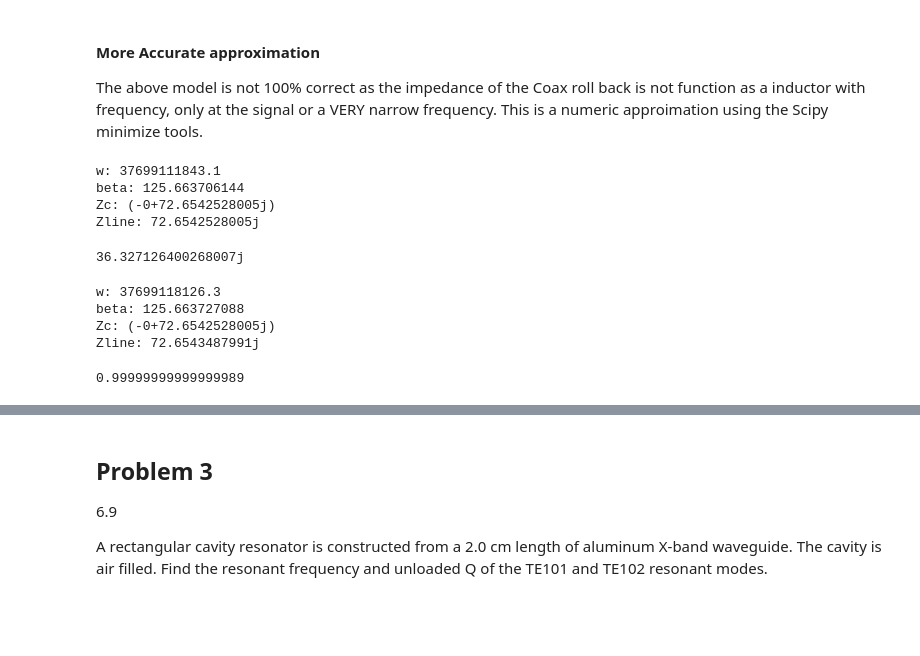
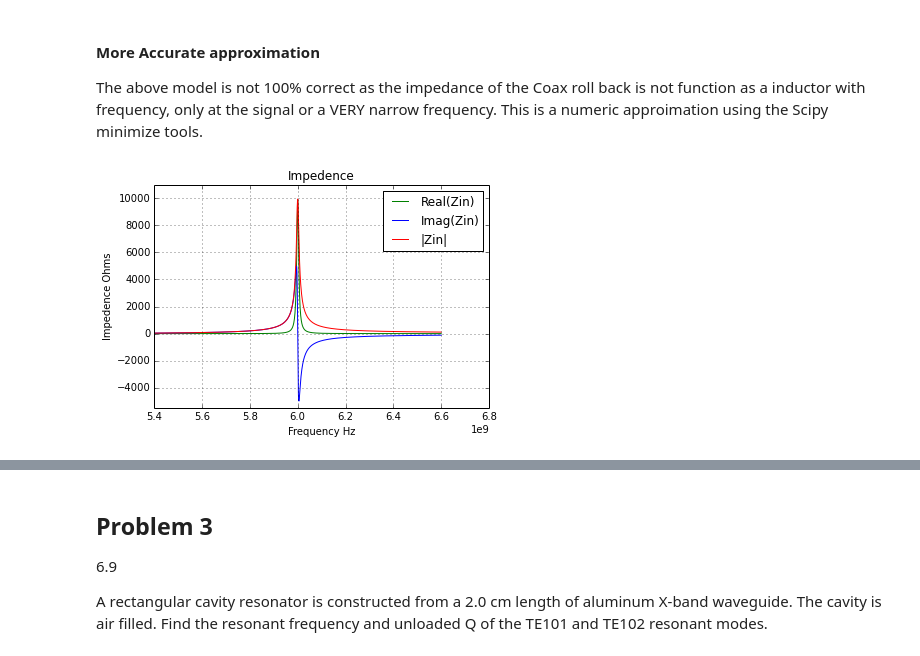
Before and after one commit to TheWylieStCoyote/EEE545_HomeWork, a Jupyter notebook: hw2/HW2.ipynb, the cells around one changed output, grey strips where cells are left out. Cells and saved outputs as stored; diff of their text form; code cells hidden in the pictures; blank space fills up the shorter version.

```diff
--- a/hw2/HW2.ipynb
+++ b/hw2/HW2.ipynb
@@ -208,6 +281,6 @@ beta = ( wo * np.sqrt(epsilonr*mur)) / Co
 # %%
 Zin = rollback(Zo,0.,l,beta)
 # %%
-Capacitor = 1./(wo*Zin.conj().imag)
+Capacitor = -1./(wo*Zin.conj().imag)
 Lo = Zin.imag/wo
 # %%
@@ -236,16 +307,0 @@ Z_res, Z_res_mag, Z_res_imag, gamma, gamma_mag = resonator_helper(100.,0.,l,C=Ca
-# %%
-Z_res(wo/(2*np.pi))
-# %% [output]
-w: 37699111843.1
-beta: 125.663706144
-Zc: (-0+72.6542528005j)
-Zline: 72.6542528005j
-36.327126400268007j
-# %%
-gamma_mag(wo/(2*np.pi)+1000)
-# %% [output]
-w: 37699118126.3
-beta: 125.663727088
-Zc: (-0+72.6542528005j)
-Zline: 72.6543487991j
-0.99999999999999989
@@ -351,4 +403,34 @@ def resonator_helper(Zo,Zl,l,C,R=0.,epsilonr=1.,mur=1.):
     return resonator_impedance, resonator_impedance_mag,\
             resonator_impedance_imag, resonator_reflection,\
             resonator_reflection_mag
+# %%
+def roller(Zo,ZL,l,w):
+    Llambda = l*1j*w/ Co
+    Zin = Zo*((ZL+Zo*np.tanh(Llambda))/\
+              (Zo+ZL*np.tanh(Llambda)))
+    return Zin
+# %%
+f = np.linspace(0.90*fo,1.1*fo,1e3)
+w = 2*np.pi*f
+beta =  w / Co
+lamdba = l*1j*beta
+ZL = 0
+
+Zc = 1/(1j*w*Capacitor)
+zstub = roller( 100., 0, l, w)
+Zin = (zstub**-1+Zc**-1+R**-1)**-1
+gamma1 = (Zin-50)/(Zin+50)
+#gamma1
+plt.title("Impedence")
+plt.grid(True)
+plt.xlabel("Frequency Hz")
+plt.ylabel("Impedence Ohms")
+plt.ylim((1.1*min(np.imag(Zin)),1.1*R))
+plt.plot(f,np.real(Zin),'g',label="Real(Zin)")
+plt.plot(f,np.imag(Zin),'b',label="Imag(Zin)")
+plt.plot(f,np.abs(Zin),'r',label="|Zin|")
+plt.legend()
+plt.show()
+# %% [output]
+[figure, added]
 # %%
```
Also changed, not shown: parts of 29 cells of this notebook.
